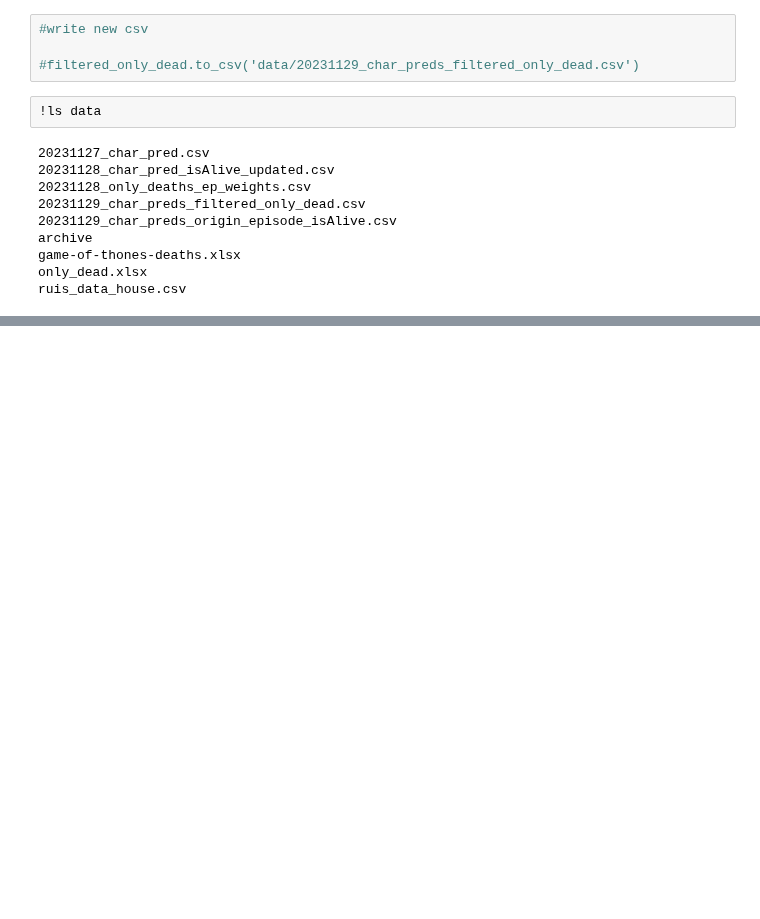
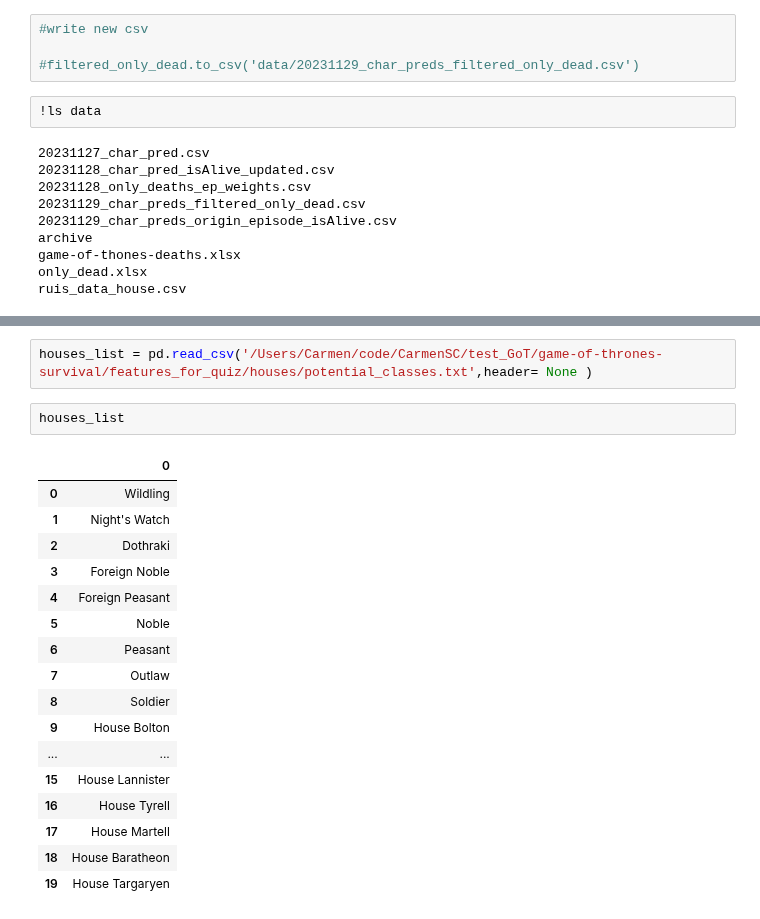
Before and after one commit to franziskasteger/game-of-thrones-survival, a Jupyter notebook: notebooks/Carmen_data_cleaning.ipynb, the cells around one changed output, grey strips where cells are left out. Saved outputs shown, nothing was run; the diff lists cells and outputs as text; blank space fills up the shorter version.

Commit message:
Carmen updated

```diff
--- a/notebooks/Carmen_data_cleaning.ipynb
+++ b/notebooks/Carmen_data_cleaning.ipynb
@@ -2159,0 +2190,22 @@ ruis_data_house.csv
+# %%
+houses_list = pd.read_csv('/Users/Carmen/code/CarmenSC/test_GoT/game-of-thrones-survival/features_for_quiz/houses/potential_classes.txt',header= None )
+# %%
+houses_list
+# %% [output]
+|  | 0 |
+| 0 | Wildling |
+| 1 | Night's Watch |
+| 2 | Dothraki |
+| 3 | Foreign Noble |
+| 4 | Foreign Peasant |
+| 5 | Noble |
+| 6 | Peasant |
+| 7 | Outlaw |
+| 8 | Soldier |
+| 9 | House Bolton |
+| ... | ... |
+| 15 | House Lannister |
+| 16 | House Tyrell |
+| 17 | House Martell |
+| 18 | House Baratheon |
+| 19 | House Targaryen |
```
Also changed, not shown: parts of 5 cells of this notebook.
